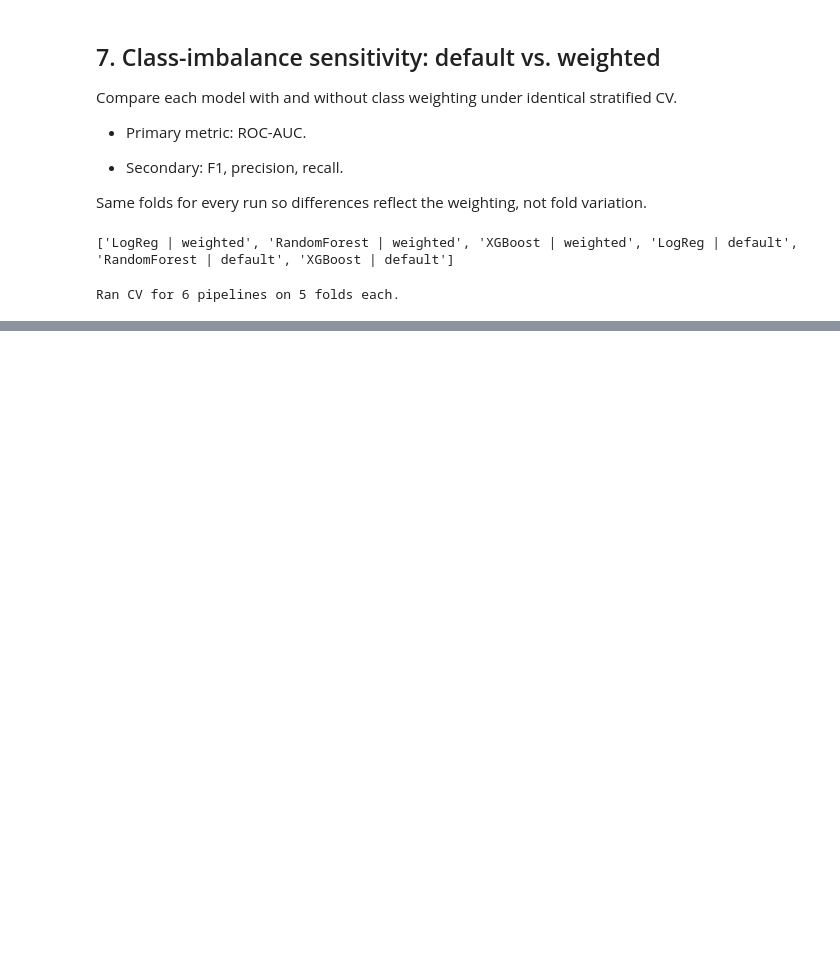
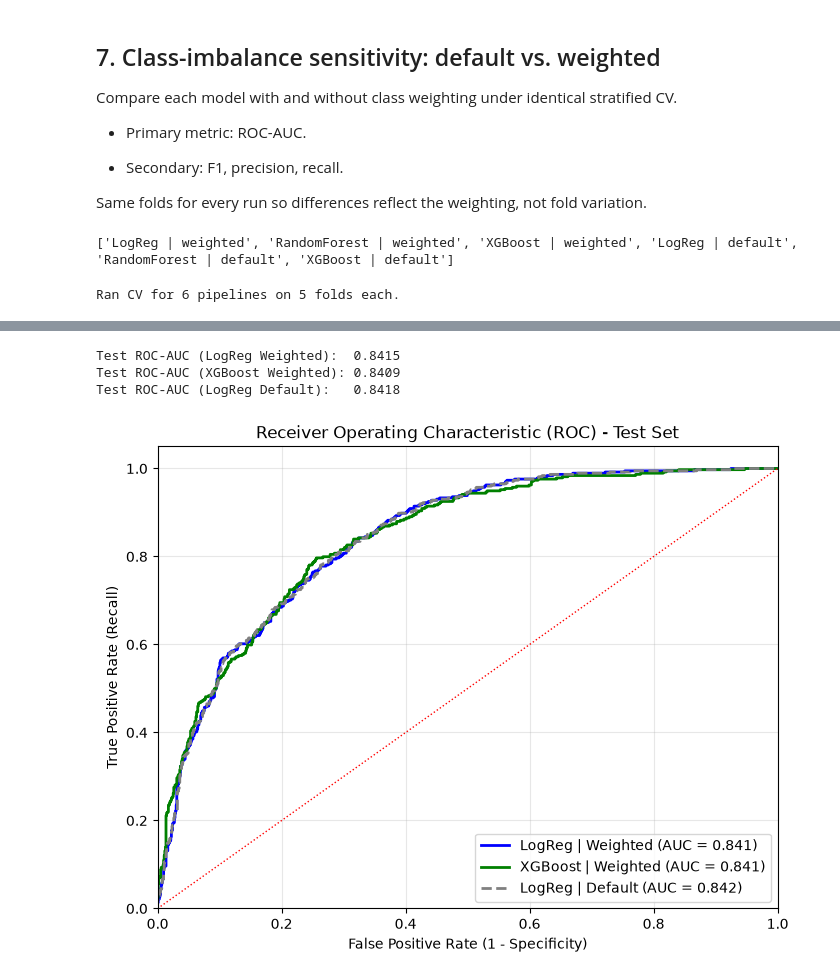
Before and after one commit to asterisktole01/Predictive-Customer-Churn, a Jupyter notebook: notebook/Predictive Customer Churn Classifier.ipynb, the cells around one changed output, grey strips where cells are left out. Drawn from its saved outputs; the diff is of its cells as text; code cells hidden in the pictures; blank space fills up the shorter version.

```diff
--- a/notebook/Predictive Customer Churn Classifier.ipynb
+++ b/notebook/Predictive Customer Churn Classifier.ipynb
@@ -361,0 +418,44 @@ Which variant do you carry forward as primary, and why? Tie it to the >0.80 AUC
+# %%
+# Evaluate Test Set
+y_probs_lr_weighted = best_lr.predict_proba(X_test)[:, 1]
+y_probs_lr_default = baseline_lr.predict_proba(X_test)[:, 1]
+y_probs_xgb_weighted = best_xgb.predict_proba(X_test)[:, 1]
+
+fpr_lr_w, tpr_lr_w, _ = roc_curve(y_test, y_probs_lr_weighted)
+auc_lr_w = auc(fpr_lr_w, tpr_lr_w)
+
+fpr_xgb_w, tpr_xgb_w, _ = roc_curve(y_test, y_probs_xgb_weighted)
+auc_xgb_w = auc(fpr_xgb_w, tpr_xgb_w)
+
+fpr_lr_d, tpr_lr_d, _ = roc_curve(y_test, y_probs_lr_default)
+auc_lr_d = auc(fpr_lr_d, tpr_lr_d)
+
+print(f"Test ROC-AUC (LogReg Weighted):  {auc_lr_w:.4f}")
+print(f"Test ROC-AUC (XGBoost Weighted): {auc_xgb_w:.4f}")
+print(f"Test ROC-AUC (LogReg Default):   {auc_lr_d:.4f}")
+# %% [output]
+Test ROC-AUC (LogReg Weighted):  0.8415
+Test ROC-AUC (XGBoost Weighted): 0.8409
+Test ROC-AUC (LogReg Default):   0.8418
+# %%
+# 4. Plotting
+plt.figure(figsize=(8, 6))
+
+# Plot the three models
+plt.plot(fpr_lr_w, tpr_lr_w, color='blue', lw=2, label=f'LogReg | Weighted (AUC = {auc_lr_w:.3f})')
+plt.plot(fpr_xgb_w, tpr_xgb_w, color='green', lw=2, label=f'XGBoost | Weighted (AUC = {auc_xgb_w:.3f})')
+plt.plot(fpr_lr_d, tpr_lr_d, color='gray', lw=2, linestyle='--', label=f'LogReg | Default (AUC = {auc_lr_d:.3f})')
+
+# Plot the random guess baseline
+plt.plot([0, 1], [0, 1], color='red', lw=1, linestyle=':')
+
+plt.xlim([0.0, 1.0])
+plt.ylim([0.0, 1.05])
+plt.xlabel('False Positive Rate (1 - Specificity)')
+plt.ylabel('True Positive Rate (Recall)')
+plt.title('Receiver Operating Characteristic (ROC) - Test Set')
+plt.legend(loc="lower right")
+plt.grid(alpha=0.3)
+plt.show()
+# %% [output]
+[figure, added]
```
Also changed, not shown: parts of 12 cells of this notebook, 4 other files.
